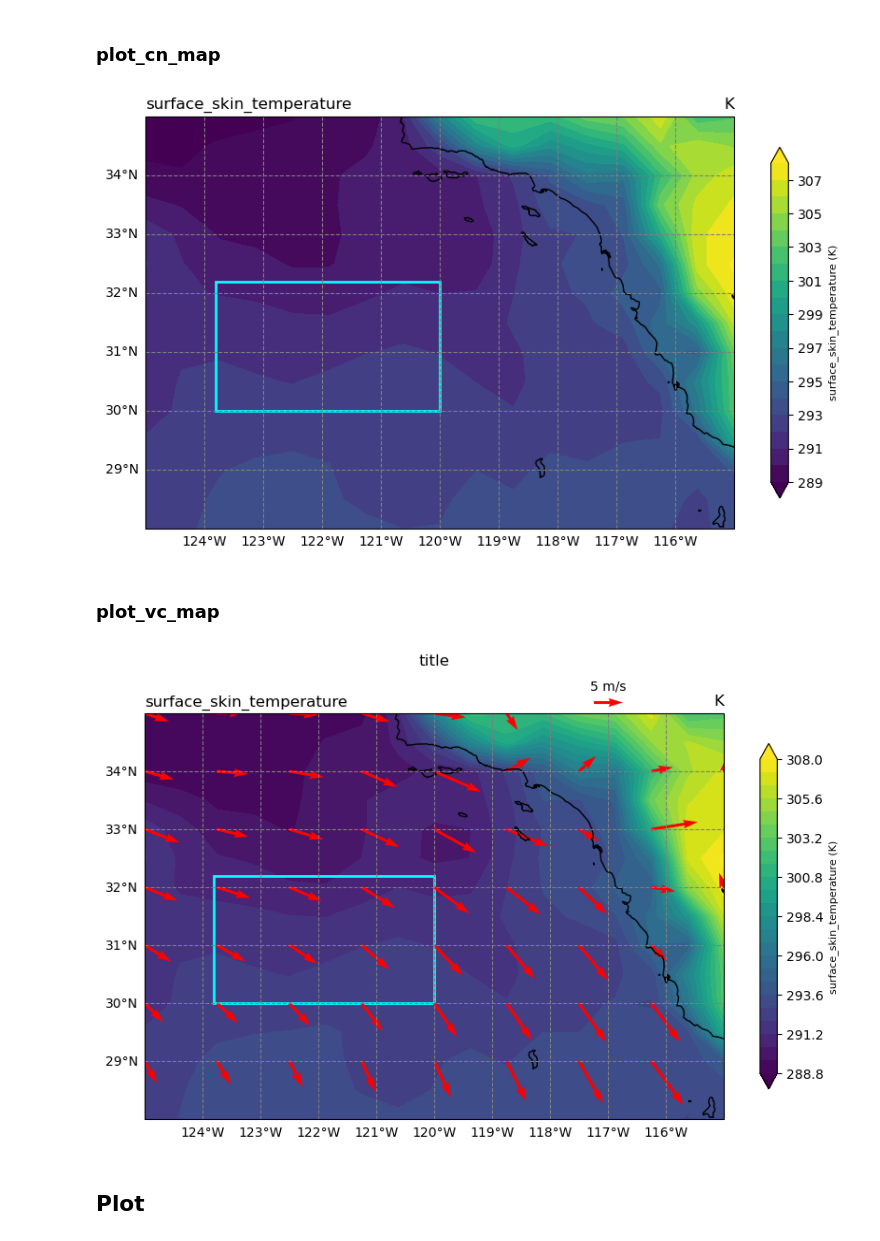
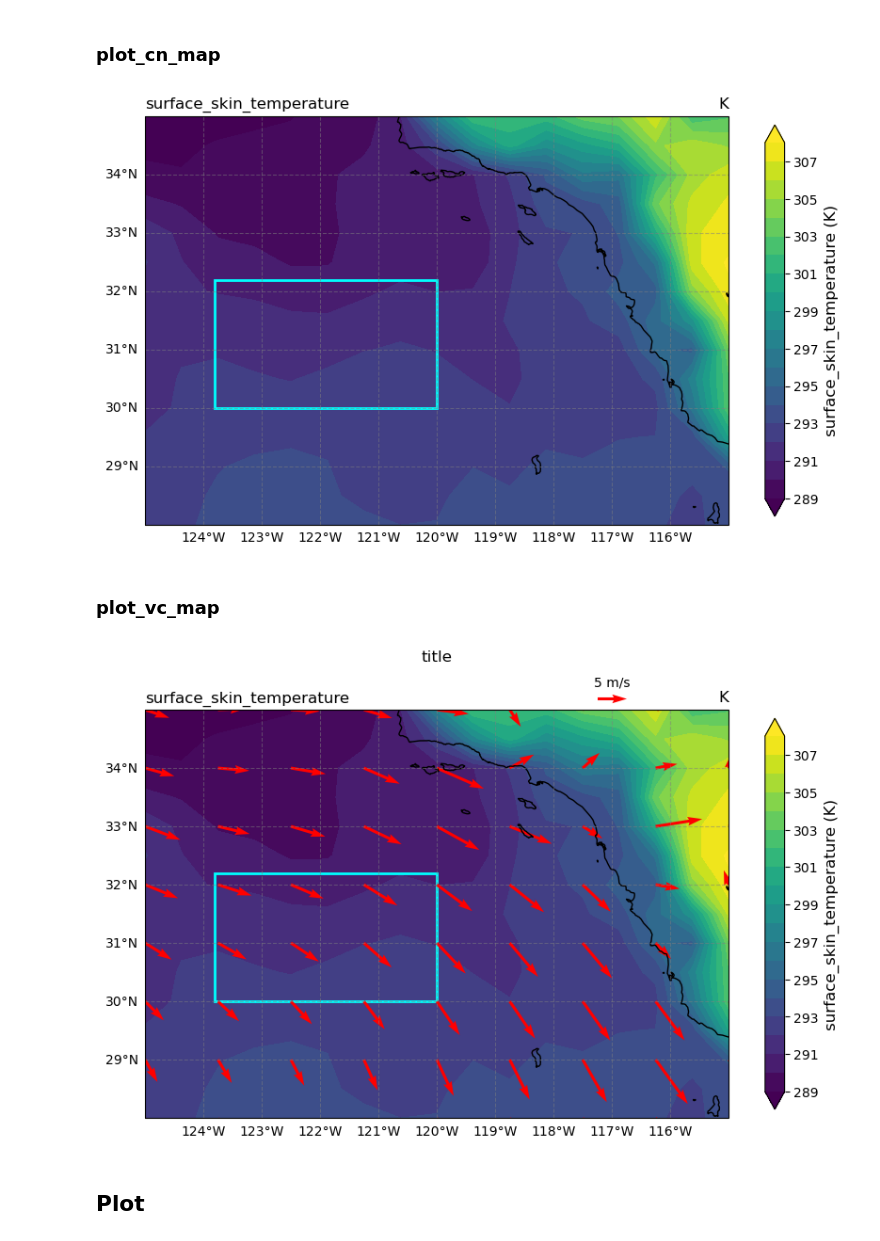
Before and after one commit to yihsuanchen/python, a Jupyter notebook: yhc_module_and_notes/template-cn_map_vc.ipynb, the cells around one changed output. Saved outputs shown, nothing was run; the diff lists cells and outputs as text; code cells hidden in the pictures.

```diff
--- a/yhc_module_and_notes/template-cn_map_vc.ipynb
+++ b/yhc_module_and_notes/template-cn_map_vc.ipynb
@@ -127,7 +125,7 @@ def ax_def_cn_map (ax,
     ax.add_feature(cfeature.COASTLINE)
 
     #--- add grid lines
-    gl = ax.gridlines(draw_labels=True, linestyle='--', color='gray', alpha = 1)  # add lat/lon grid lines
+    gl = ax.gridlines(draw_labels=True, linestyle='--', color='gray', alpha = 0.5)  # add lat/lon grid lines
     gl.top_labels = False     # turn off labels on the top and right sides
     gl.right_labels = False
 
@@ -238,6 +230,11 @@ if (do_test):
 ### plot_box
 # %%
 def plot_box(ax, region="DYCOMS"):
+
+    """
+    Draw a box on the plot
+    """
+    func_name = "plot_box"
 
     if (region == "DYCOMS"):
         region_name = "DYCOMS (30-32.2N, 120-123.8W)"
@@ -245,6 +242,9 @@ def plot_box(ax, region="DYCOMS"):
         upperlat =  32.2   # 32.2N
         lowerlon =  236.2  # 123.8W
         upperlon =  240.   # 120W
+    else:
+        error_msg = f"ERROR: function [{func_name}] does not support region=[{region}]"
+        raise ValueError(error_msg)
 
     lon_range = upperlon - lowerlon
     lat_range = upperlat - lowerlat
@@ -259,13 +259,40 @@ from matplotlib.ticker import FixedLocator
 def plot_cn_map(ax, map_projection,
                 var, varname,
                 do_set_cn_attrs = True,
-                lb_orientation='vertical', lb_shrink=0.8, lb_fontsize=8,
+                lb_orientation='vertical', lb_shrink=0.9, lb_fontsize=12,
                ):
+
+    """
+    Make a contour over map plot
+
+    Input arguments:
+        ax             : an Axes class variable
+        map_projection : ccrs map projection class variable
+        var            : a 2D variable (lat, lon). lat & lon MUST be coordinate variables
+        varname        : variable name used in the function set_dict_cn_attrs
+        do_set_cn_attrs: call function dict_cn_attrs or not
+        lb_orientation : label orientation
+        lb_shrink      : control label bar size
+        lb_fontsize    : set label bar label font size
+
+    Return:
+        update ax
+
+    Example:
+        map_projection = ccrs.PlateCarree(central_longitude=0)
+        fig, ax = plt.subplots(figsize=(10, 6), subplot_kw={'projection': map_projection})
+
+        varname = "TS"
+        var_2d = select_var(da, varname)
+        do_set_cn_attrs = False
+        plot_cn_map(ax, map_projection, var_2d, varname, do_set_cn_attrs=do_set_cn_attrs)
+    """
 
     #-------------
     # plot cn_map
     #-------------
 
+    #--- set contour properties
     if (do_set_cn_attrs):
         dict_cn_attrs = set_dict_cn_attrs(varname)  # set contour attributie
         cn_map_region = ax.contourf(var.lon, var.lat, var, extend='both', transform=map_projection, levels=dict_cn_attrs['cn_levels'], cmap=dict_cn_attrs['cmap'])
@@ -316,7 +343,7 @@ if (do_test):
 
     plot_cn_map(ax, map_projection, var_2d, varname, do_set_cn_attrs=do_set_cn_attrs)
 # %% [output]
-[figure, old version]
+[figure, new version]
 # %% [markdown]
 ### plot_vc_map
 # %%
@@ -325,6 +352,41 @@ def plot_vc_map(ax, U_2d, V_2d,
                scale=100, vc_color='red', width=0.005,
                key_lon=-117, key_lat=35.2, key_length=5,   # even lon is in degrees_east, the key_lon is degree_west. So strange.
                ):
+
+    """
+    Overlay wind vectors on a map plot
+
+    Input arguments:
+        ax             : an Axes class variable
+        U_2d           : zonal wind (lat, lon). lat & lon MUST be coordinate variables
+        V_2d           : meridional wind (lat, lon). lat & lon MUST be coordinate variables
+        lon_stride     : plot wind vectors every lon_stride, i.e. U_2d(:, ::lon_stride)
+        lat_stride     : plot wind vectors every lat_stride, i.e. U_2D(::lat_stride, :)
+        scale          : adjust the length of the vectors
+        vc_color       : wind vector color
+        width          : wind vector width
+        key_lon        : longitude position to put the reference vector length
+                         Note that even lon is in degrees_east, the key_lon should be set in degree_west, e.g. lon=240E but key_lon must be -120W. So strange.
+        key_lat        : latitude position to put the reference vector length
+        key_length     : magnitude of reference vector
+
+    Return:
+        update ax
+
+    Example:
+        map_projection = ccrs.PlateCarree(central_longitude=0)
+        fig, ax = plt.subplots(figsize=(10, 6), subplot_kw={'projection': map_projection})
+
+        varname = "TS"
+        var_2d = select_var(da, varname)
+        do_set_cn_attrs = False
+        plot_cn_map(ax, map_projection, var_2d, varname, do_set_cn_attrs=do_set_cn_attrs)
+
+        U_2d = select_var(da, "U10M")
+        V_2d = select_var(da, "V10M")
+
+        plot_vc_map (ax, U_2d, V_2d)
+    """
 
     #-------------
     # plot vc_map
@@ -336,34 +398,34 @@ def plot_vc_map(ax, U_2d, V_2d,
 
     #--- vc ref
     key_title = f"{key_length} m/s"
     plot_vc_ref = ax.quiverkey(quiver, key_lon, key_lat, key_length, key_title, coordinates='data', color=vc_color)
 
 #-----------
 # do_test
 #-----------
 
 do_test=True
 #do_test=False
 
 if (do_test):
     map_projection = ccrs.PlateCarree(central_longitude=0)
     fig, ax = plt.subplots(figsize=(10, 6), subplot_kw={'projection': map_projection})
 
     da = read_data()
     varname = "TS"
     var_2d = select_var(da, varname)
     do_set_cn_attrs = False
 
     plot_cn_map(ax, map_projection, var_2d, varname, do_set_cn_attrs=do_set_cn_attrs)
 
     U_2d = select_var(da, "U10M")
     V_2d = select_var(da, "V10M")
 
     plot_vc_map (ax, U_2d, V_2d)
 
     ax.set_title("title", y=1.1)
 # %% [output]
-[figure, old version]
+[figure, new version]
 # %% [markdown]
 ## Plot
 # %%
```
Also changed, not shown: parts of 5 cells of this notebook.
